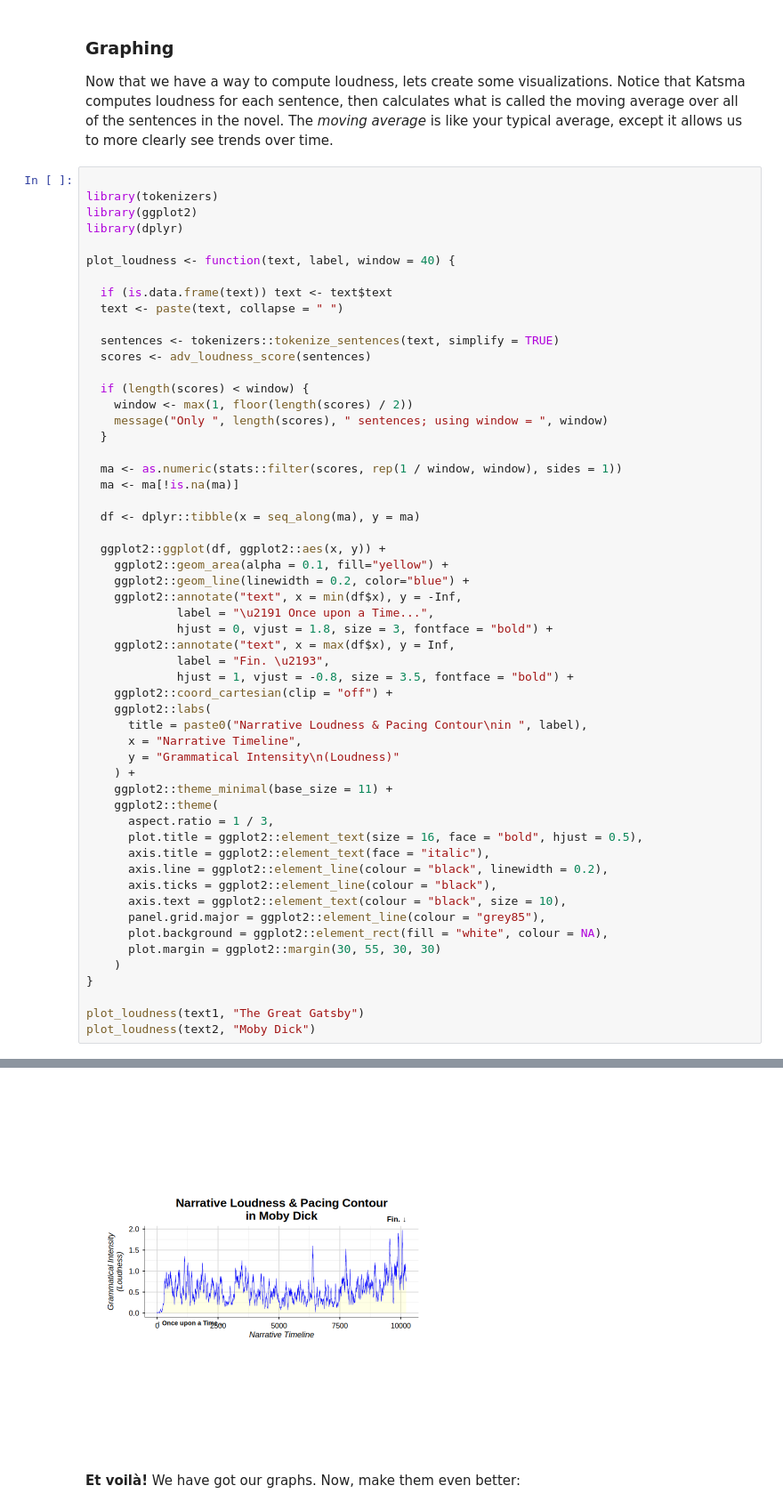
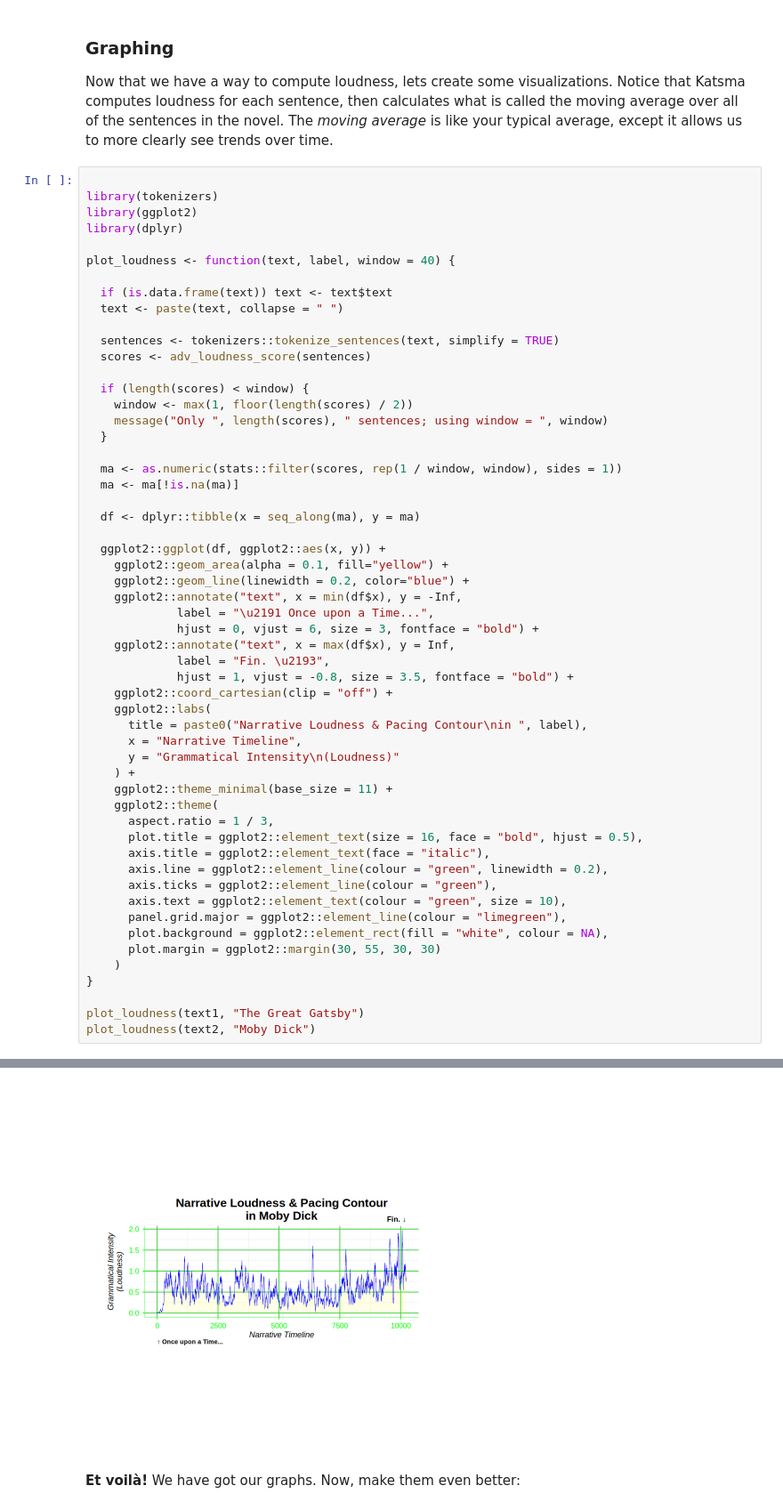
Before and after one commit to SamequalsFS/Unit0, a Jupyter notebook: ApResearchCT_ARTS (1).ipynb, the cells around one changed output, grey strips where cells are left out. Shown at 89% size. Saved outputs shown, nothing was run; the diff lists cells and outputs as text.

```diff
--- a/ApResearchCT_ARTS (1).ipynb
+++ b/ApResearchCT_ARTS (1).ipynb
@@ -353,7 +353,7 @@ plot_loudness <- function(text, label, window = 40) {
     ggplot2::geom_line(linewidth = 0.2, color="blue") +
     ggplot2::annotate("text", x = min(df$x), y = -Inf,
              label = "\u2191 Once upon a Time...",
-             hjust = 0, vjust = 1.8, size = 3, fontface = "bold") +
+             hjust = 0, vjust = 6, size = 3, fontface = "bold") +
     ggplot2::annotate("text", x = max(df$x), y = Inf,
              label = "Fin. \u2193",
              hjust = 1, vjust = -0.8, size = 3.5, fontface = "bold") +
@@ -368,10 +368,10 @@ plot_loudness <- function(text, label, window = 40) {
       aspect.ratio = 1 / 3,
       plot.title = ggplot2::element_text(size = 16, face = "bold", hjust = 0.5),
       axis.title = ggplot2::element_text(face = "italic"),
-      axis.line = ggplot2::element_line(colour = "black", linewidth = 0.2),
-      axis.ticks = ggplot2::element_line(colour = "black"),
-      axis.text = ggplot2::element_text(colour = "black", size = 10),
-      panel.grid.major = ggplot2::element_line(colour = "grey85"),
+      axis.line = ggplot2::element_line(colour = "green", linewidth = 0.2),
+      axis.ticks = ggplot2::element_line(colour = "green"),
+      axis.text = ggplot2::element_text(colour = "green", size = 10),
+      panel.grid.major = ggplot2::element_line(colour = "limegreen"),
       plot.background = ggplot2::element_rect(fill = "white", colour = NA),
       plot.margin = ggplot2::margin(30, 55, 30, 30)
     )
@@ -384,3 +384,3 @@ plot_loudness(text2, "Moby Dick")
-[figure, old version]
+[figure, new version]
 # %% [markdown]
 
```
Also changed, not shown: parts of 10 cells of this notebook.
